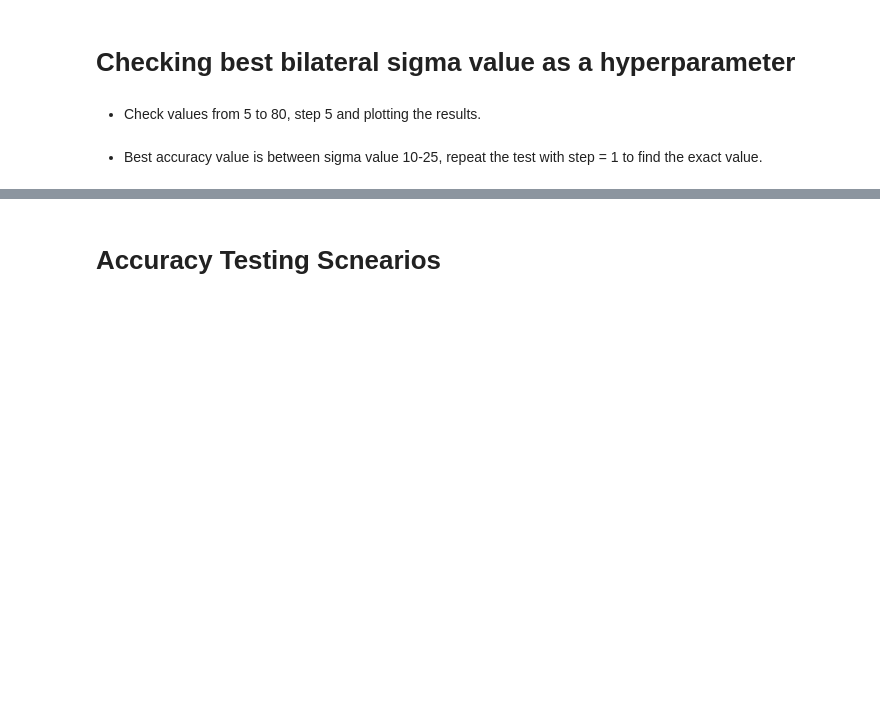
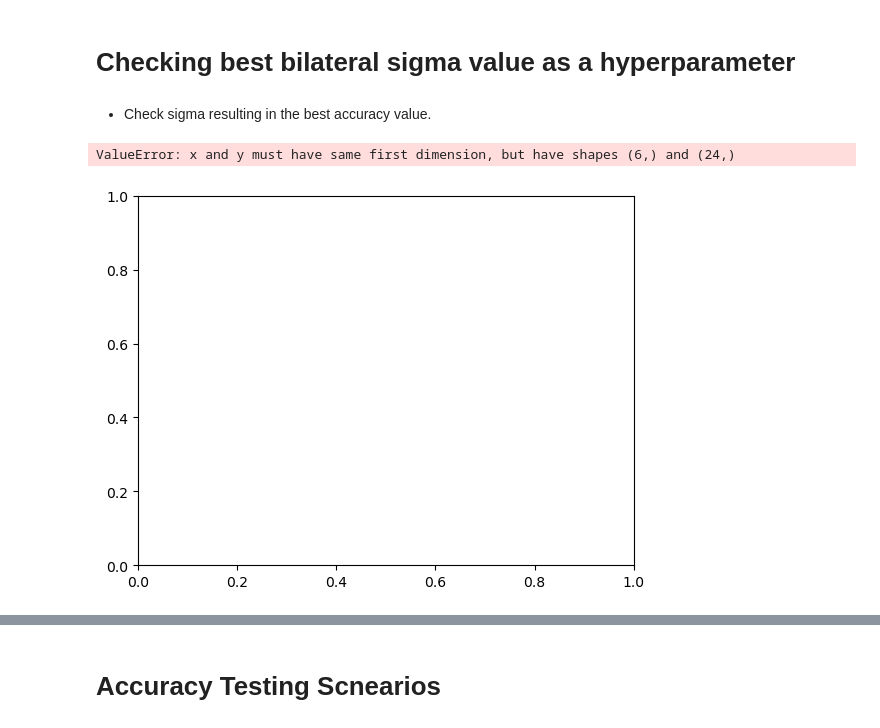
Before and after one commit to youssefg7/CSE483-Major-Task, a Jupyter notebook: trial-youssef format1only extra.ipynb, the cells around one changed output, grey strips where cells are left out. Drawn from its saved outputs; the diff is of its cells as text; code cells hidden in the pictures; blank space fills up the shorter version.

```diff
--- a/trial-youssef format1only extra.ipynb
+++ b/trial-youssef format1only extra.ipynb
@@ -81,7 +80,7 @@ train_boxes = train_boxes_all
 &emsp; Returns predicted boxes around recognized contours.
 # %%
 # Fn performs CV techniques on a single picture
-def rectanglesModel(img, bilateral=7):
+def rectanglesModel(img, bilateral=15):
     image = img.copy()
     boxes = []
     kernel = np.ones((3, 3), np.uint8)
@@ -428,26 +431,26 @@ n = 1000
 train_images = train_images_all
 train_labels = train_labels_all
 train_boxes = train_boxes_all
-# %% [markdown]
-- Check values from 5 to 80, step 5 and plotting the results.
-# %% [markdown]
-- Best accuracy value is between sigma value 10-25, repeat the test with step = 1 to find the exact value.
+# %% [markdown]
+- Check sigma resulting in the best accuracy value.
 # %%
 all_acc = []
-x = [i for i in range(5, 11)]
 mx = 0
 idx = 0
 for i in range(1, 25):
     acc, foundCount = getAllIOUAccuracy(train_images, train_boxes, i)
     all_acc.append(acc)
     if mx < acc:
         mx = acc
         idx = i
-
+x = [i for i in range(1, 25)]
 plt.plot(x, all_acc)
-plt.title("Effect of Bilateral Sigma on Accuracy (Zoomed in)")
+plt.title("Effect of Bilateral Sigma on Accuracy (Extra set)")
 plt.ylabel("Accuracy(%)")
 plt.xlabel("Bilateral Sigma")
 plt.show()
 print("Maximum Localization Accuracy obtained:",mx*100,"%")
 print("At bilateral sigma =",idx)
+# %% [output]
+ValueError: x and y must have same first dimension, but have shapes (6,) and (24,)
+[figure, added]
```
Also changed, not shown: parts of 33 cells of this notebook, 15 other files.
